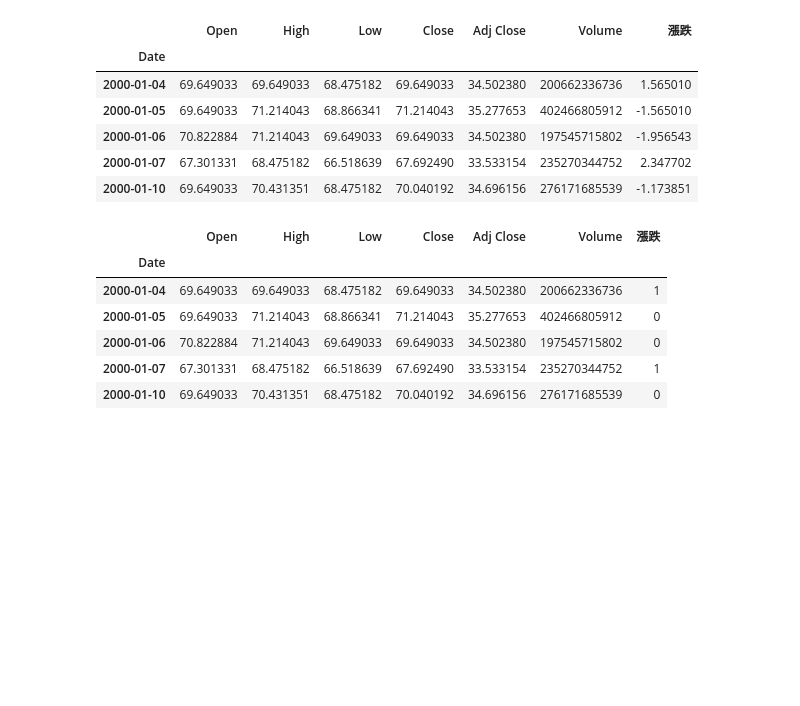
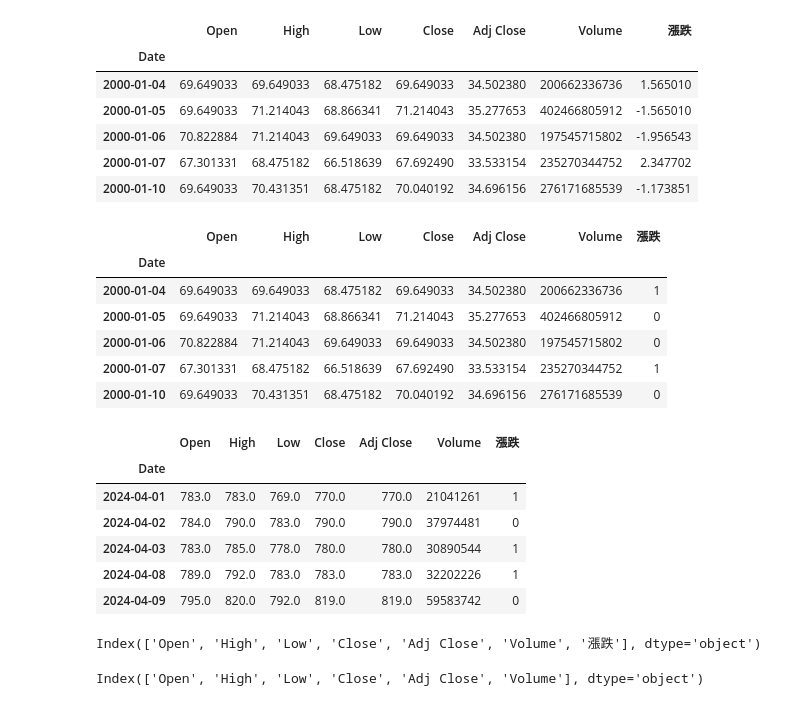
Before and after one commit to vcdemy/20240409, a Jupyter notebook: 20240409筆記.ipynb, the cells around one changed output. Cells and saved outputs as stored; diff of their text form; code cells hidden in the pictures; blank space fills up the shorter version.

```diff
--- a/20240409筆記.ipynb
+++ b/20240409筆記.ipynb
@@ -1021,3 +1021,21 @@ df.head()
 | 2000-01-06 | 70.822884 | 71.214043 | 69.649033 | 69.649033 | 34.502380 | 197545715802 | 0 |
 | 2000-01-07 | 67.301331 | 68.475182 | 66.518639 | 67.692490 | 33.533154 | 235270344752 | 1 |
 | 2000-01-10 | 69.649033 | 70.431351 | 68.475182 | 70.040192 | 34.696156 | 276171685539 | 0 |
+# %%
+df.tail()
+# %% [output]
+|  | Open | High | Low | Close | Adj Close | Volume | 漲跌 |
+| Date |  |  |  |  |  |  |  |
+| 2024-04-01 | 783.0 | 783.0 | 769.0 | 770.0 | 770.0 | 21041261 | 1 |
+| 2024-04-02 | 784.0 | 790.0 | 783.0 | 790.0 | 790.0 | 37974481 | 0 |
+| 2024-04-03 | 783.0 | 785.0 | 778.0 | 780.0 | 780.0 | 30890544 | 1 |
+| 2024-04-08 | 789.0 | 792.0 | 783.0 | 783.0 | 783.0 | 32202226 | 1 |
+| 2024-04-09 | 795.0 | 820.0 | 792.0 | 819.0 | 819.0 | 59583742 | 0 |
+# %%
+df.columns
+# %% [output]
+Index(['Open', 'High', 'Low', 'Close', 'Adj Close', 'Volume', '漲跌'], dtype='object')
+# %%
+df.columns[:-1]
+# %% [output]
+Index(['Open', 'High', 'Low', 'Close', 'Adj Close', 'Volume'], dtype='object')
```
Also changed, not shown: parts of 7 cells of this notebook.
